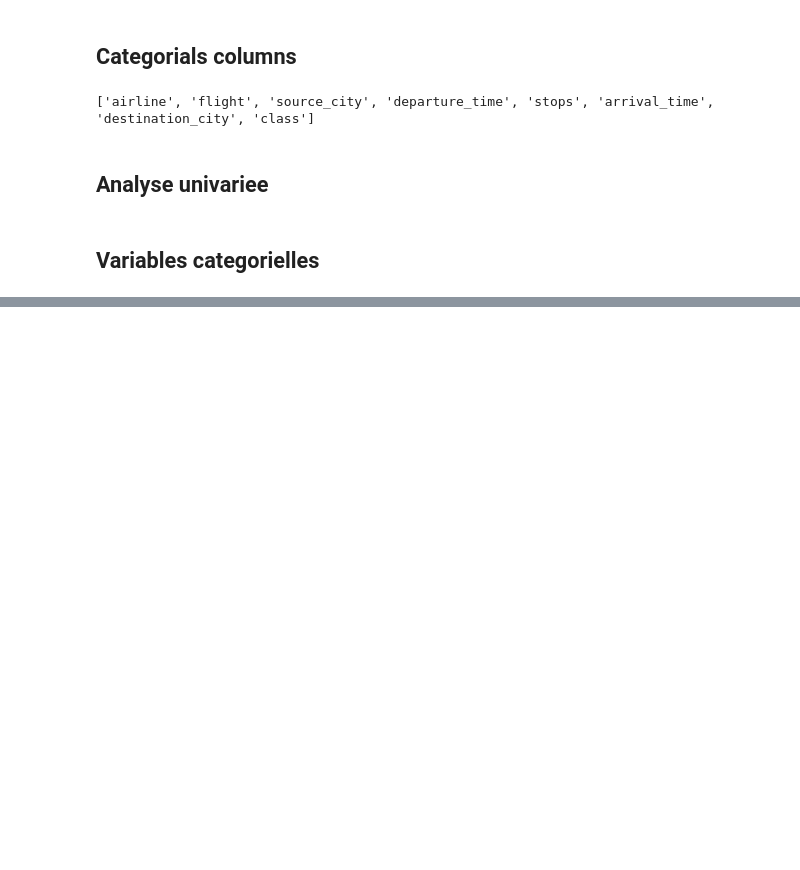
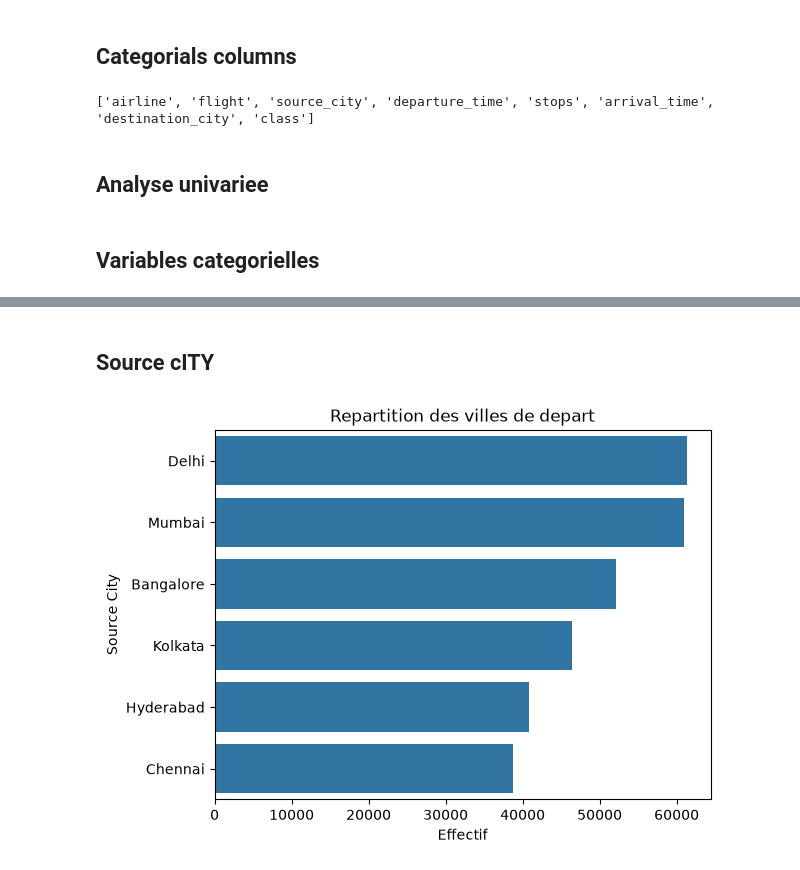
Before and after one commit to Oumohgh/Prediction-du-prix-des-billets-d-avion, a Jupyter notebook: data/predaction_prix.ipynb, the cells around one changed output, grey strips where cells are left out. Drawn from its saved outputs; the diff is of its cells as text; code cells hidden in the pictures; blank space fills up the shorter version.

```diff
--- a/data/predaction_prix.ipynb
+++ b/data/predaction_prix.ipynb
@@ -83,0 +162,17 @@ Name: count, dtype: int64
+# %% [markdown]
+## Source cITY
+# %%
+
+sns.countplot(
+    data=df,
+    y="source_city",
+    order=df["source_city"].value_counts().index
+)
+
+plt.title("Repartition des villes de depart")
+plt.xlabel("Effectif")
+plt.ylabel("Source City")
+
+plt.show()
+# %% [output]
+[figure, added]
```
Also changed, not shown: parts of 25 cells of this notebook, 2 other files.
